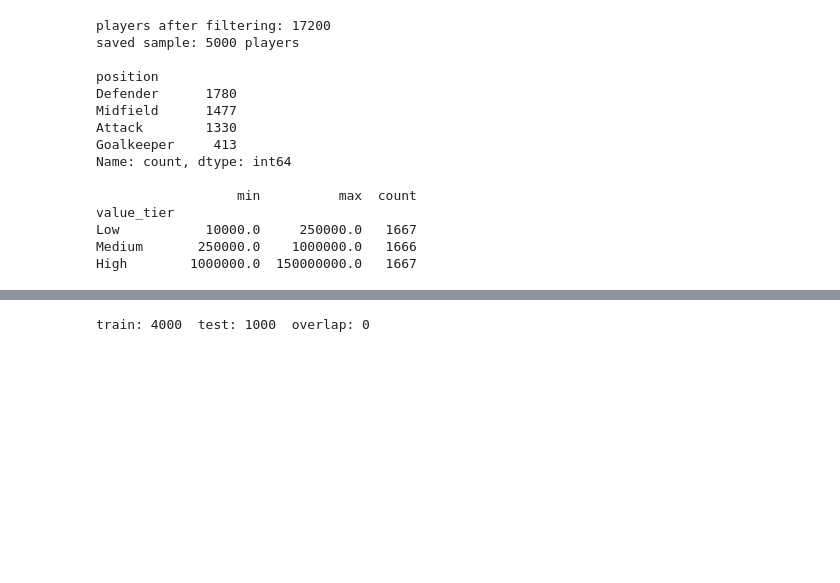
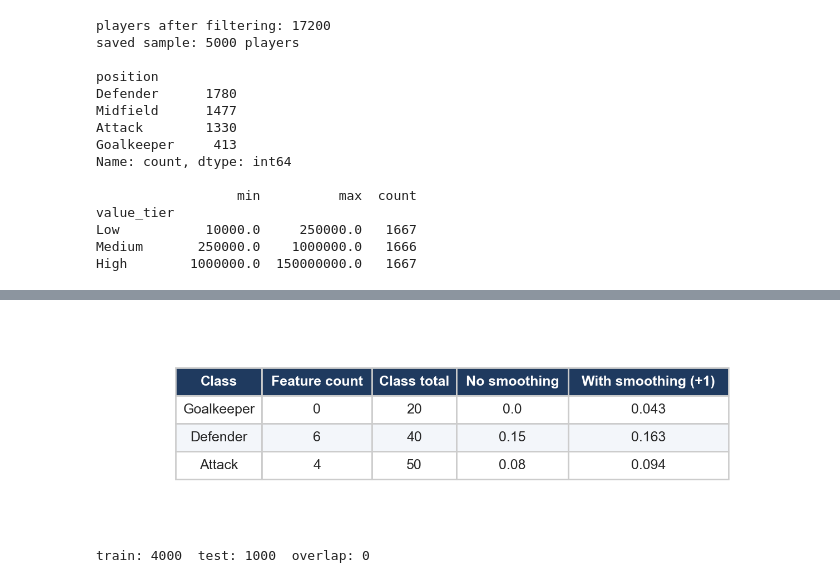
Before and after one commit to karan-cheemalapati/Soccer-Analytics, a Jupyter notebook: notebooks/03_naive_bayes_trees.ipynb, the cells around one changed output, grey strips where cells are left out. Saved outputs shown, nothing was run; the diff lists cells and outputs as text; code cells hidden in the pictures; blank space fills up the shorter version.

```diff
--- a/notebooks/03_naive_bayes_trees.ipynb
+++ b/notebooks/03_naive_bayes_trees.ipynb
@@ -157,3 +176,14 @@ High        1000000.0  150000000.0   1667
+# %%
+smooth = pd.DataFrame({
+    "Class": ["Goalkeeper", "Defender", "Attack"],
+    "Feature count": [0, 6, 4],
+    "Class total": [20, 40, 50],
+})
+smooth["No smoothing"] = smooth["Feature count"] / smooth["Class total"]
+smooth["With smoothing (+1)"] = (smooth["Feature count"] + 1) / (smooth["Class total"] + 3)
+table_image(smooth, IMG / "nb_ov_02_smoothing.png", n=3, decimals=3)
+# %% [output]
+[figure, added]
 # %%
 NB_FEATURES = ["age", "height", "minutes_log", "goals_per90", "assists_per90", "yellow_per90", "caps_log", "value_log"]
 NB_SHOW = ["name"] + NB_FEATURES + ["position"]
```
Also changed, not shown: parts of 3 cells of this notebook, 36 other files.
